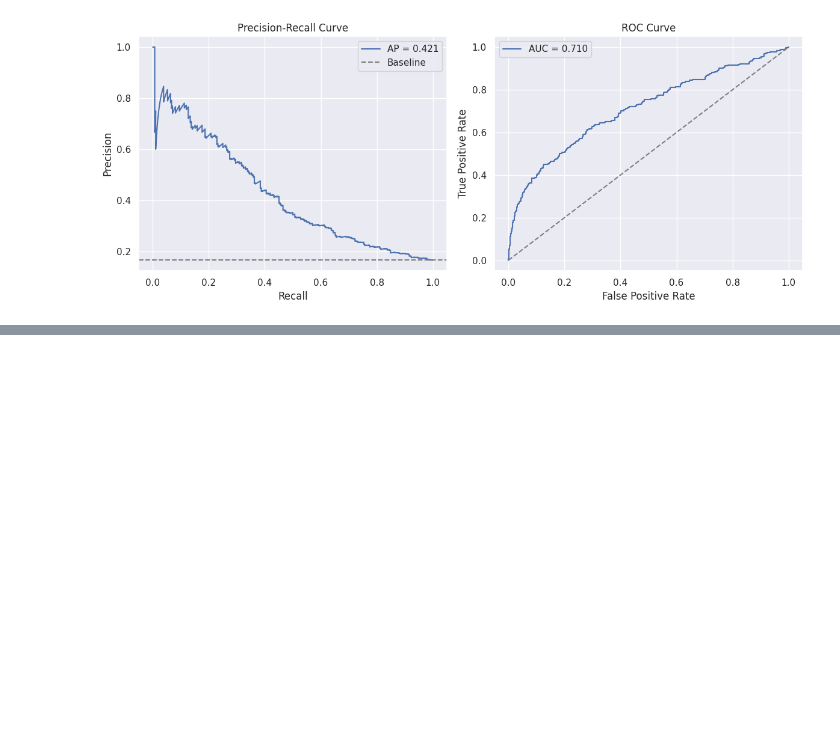
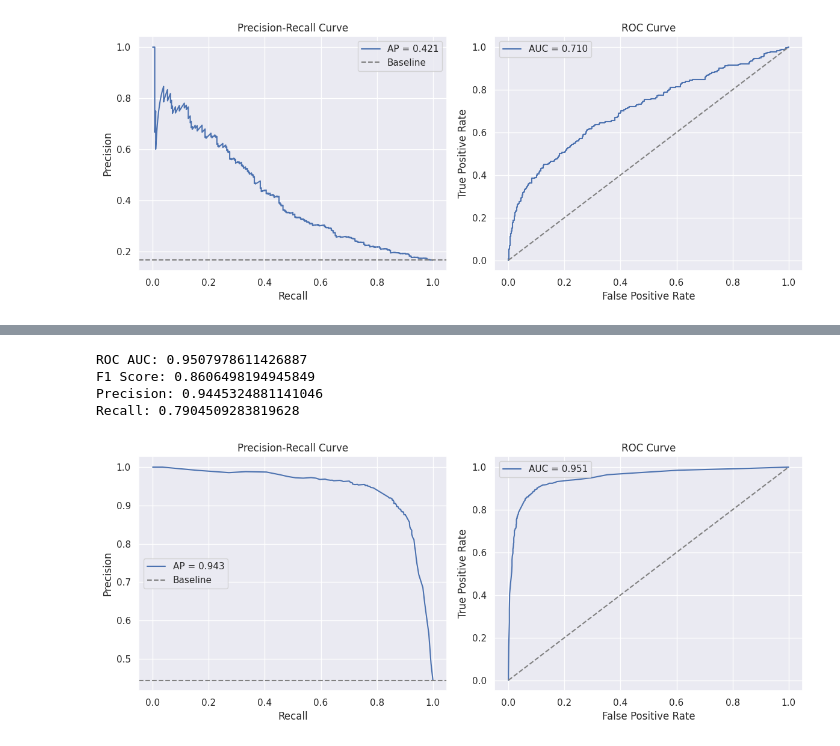
Before and after one commit to OmerBelsky/GRD, a Jupyter notebook: result_tables.ipynb, the cells around one changed output, grey strips where cells are left out. Saved outputs shown, nothing was run; the diff lists cells and outputs as text; code cells hidden in the pictures; blank space fills up the shorter version.

```diff
--- a/result_tables.ipynb
+++ b/result_tables.ipynb
@@ -888,0 +1131,27 @@ Recall: 0.6373239436619719
+# %%
+wildguard_train_df = pd.read_parquet("hf://datasets/allenai/wildguardmix/train/wildguard_train.parquet")
+wildguard_test_df = pd.read_parquet("hf://datasets/allenai/wildguardmix/test/wildguard_test.parquet")
+# %%
+wild_guard_prompts_test = wildguard_test_df.loc[wildguard_test_df["prompt_harm_label"].notna()]
+wild_guard_prompts_test['label'] = wild_guard_prompts_test['prompt_harm_label'].apply(lambda x: 1 if x == 'harmful' else 0)
+wild_guard_prompts_test = wild_guard_prompts_test[['prompt', 'label']].rename(columns={'prompt': 'text'})
+
+
+wild_guard_response_test = wildguard_test_df.loc[wildguard_test_df["response_harm_label"].notna()]
+wild_guard_response_test['label'] = wild_guard_response_test['response_harm_label'].apply(lambda x: 1 if x == 'harmful' else 0)
+wild_guard_response_test = wild_guard_response_test[['response', 'label']].rename(columns={'response': 'text'})
+# %%
+y_prompt_pred = qwen_guard_predict_batch(wild_guard_prompts_test['text'], batch_size=256)
+
+y_response_pred = qwen_guard_predict_batch(wild_guard_response_test['text'], batch_size=256)
+
+y_prompt_pred = np.array(y_prompt_pred)
+y_response_pred = np.array(y_response_pred)
+# %%
+get_metrics(wild_guard_prompts_test['label'], y_prompt_pred, tau=0.5)
+# %% [output]
+ROC AUC: 0.9507978611426887
+F1 Score: 0.8606498194945849
+Precision: 0.9445324881141046
+Recall: 0.7904509283819628
+[figure, added]
```
Also changed, not shown: parts of 10 cells of this notebook, 6 other files.
